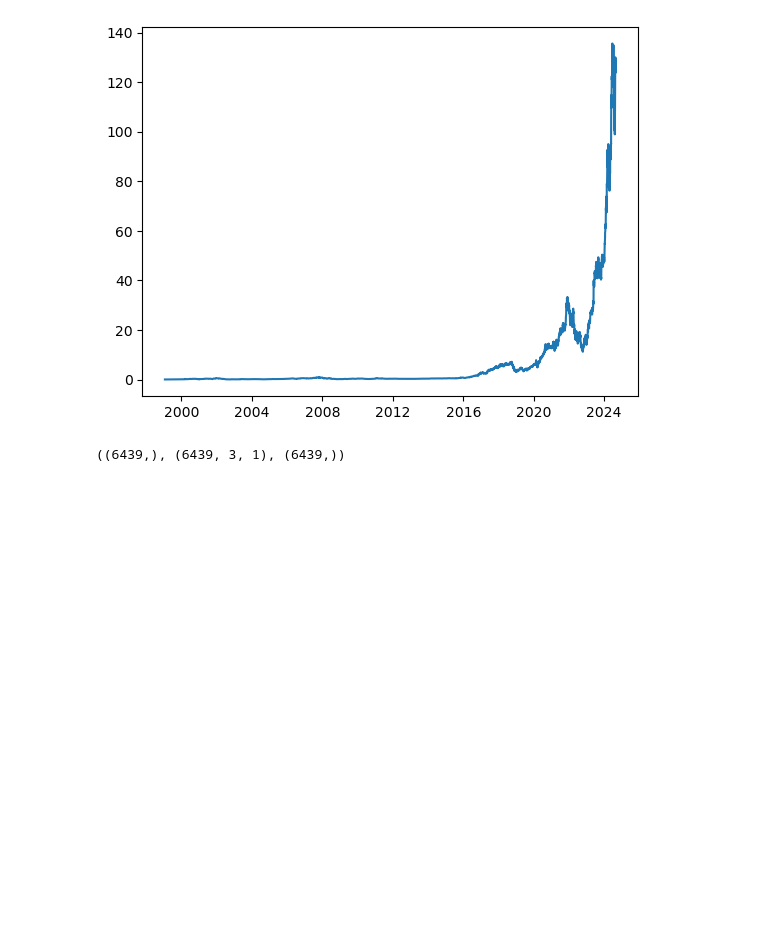
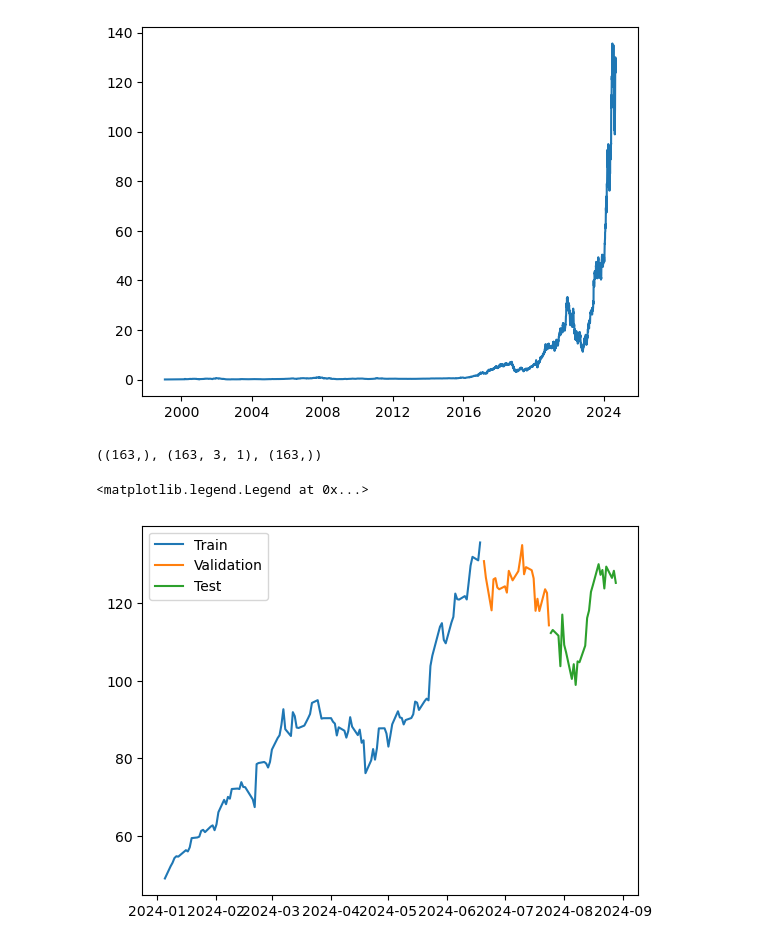
Before and after one commit to ManasKohli/stock-prediction-model, a Jupyter notebook: main.ipynb, the cells around one changed output. Cells and saved outputs as stored; diff of their text form; code cells hidden in the pictures; blank space fills up the shorter version.

```diff
--- a/main.ipynb
+++ b/main.ipynb
@@ -86,7 +86,7 @@ def data_to_windowed_df(data, first_date, last_date, n=3):
 
     return windowed_df
 
-windowed_df = data_to_windowed_df(data, '1992-01-01', '2025-12-15')
+windowed_df = data_to_windowed_df(data, '2024-01-01', '2025-12-20')
 # %%
 
 def windowed_data_to_data_x_y(windowed_df):
@@ -107,17 +107,25 @@ dates, x, y = windowed_data_to_data_x_y(windowed_df)
 
 dates.shape, x.shape, y.shape
 # %% [output]
-((6439,), (6439, 3, 1), (6439,))
+((163,), (163, 3, 1), (163,))
 # %%
 # Data split: 70% training, 15% validation, 15% testing
 q_70 = int(len(dates) * 0.7)   # 70% mark
 q_85 = int(len(dates) * 0.85)  # 85% mark (70% + 15%)
 
 # Training data (70%)
 dates_train, x_train, y_train = dates[:q_70], x[:q_70], y[:q_70]
 
 # Validation data (15%)
 dates_val, x_val, y_val = dates[q_70:q_85], x[q_70:q_85], y[q_70:q_85]
 
 # Testing data (15%)
 dates_test, x_test, y_test = dates[q_85:], x[q_85:], y[q_85:]
+
+plt.plot(dates_train, y_train)
+plt.plot (dates_val, y_val)
+plt.plot (dates_test, y_test)
+plt.legend(['Train', 'Validation', 'Test'])
+# %% [output]
+<matplotlib.legend.Legend at 0x...>
+[figure, added]
```
Also changed, not shown: parts of 6 cells of this notebook.
